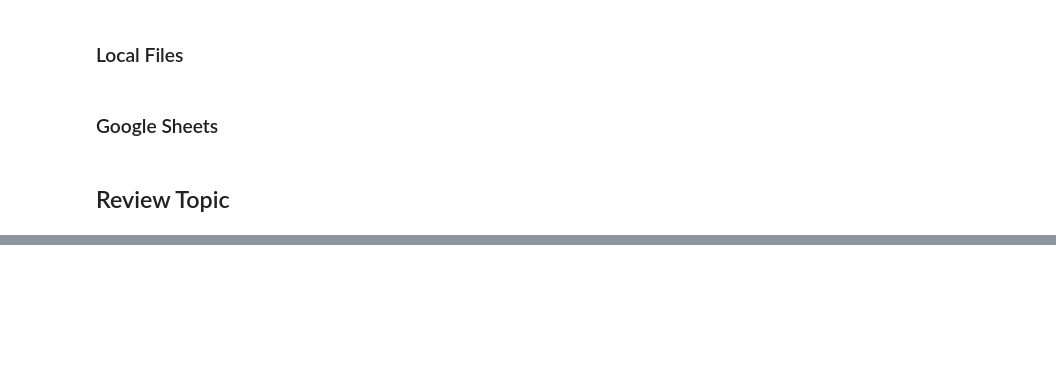
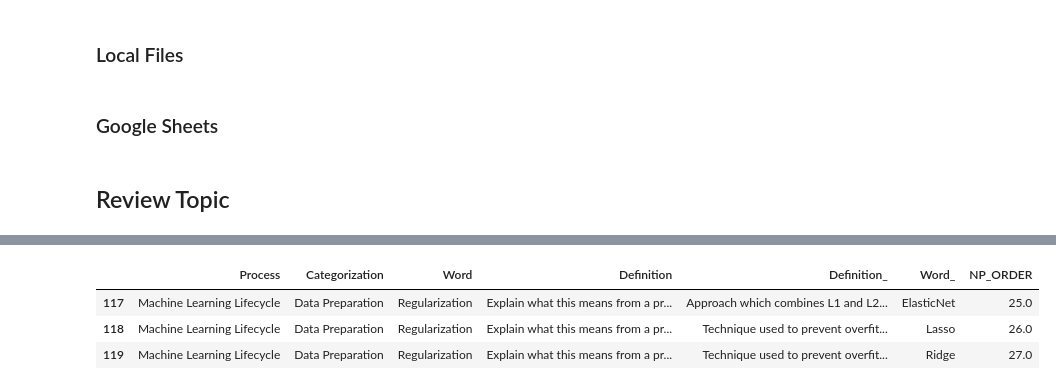
Before and after one commit to derek-dewald/Python_Tools, a Jupyter notebook: JupyterNotebooks/Development - TEMP.ipynb, the cells around one changed output, grey strips where cells are left out. Cells and saved outputs as stored; diff of their text form; code cells hidden in the pictures; blank space fills up the shorter version.

```diff
--- a/JupyterNotebooks/Development - TEMP.ipynb
+++ b/JupyterNotebooks/Development - TEMP.ipynb
@@ -213,0 +121,7 @@ consolidated_df
+# %%
+t[t['Definition_'].notnull()]
+# %% [output]
+|  | Process | Categorization | Word | Definition | Definition_ | Word_ | NP_ORDER |
+| 117 | Machine Learning Lifecycle | Data Preparation | Regularization | Explain what this means from a pr... | Approach which combines L1 and L2... | ElasticNet | 25.0 |
+| 118 | Machine Learning Lifecycle | Data Preparation | Regularization | Explain what this means from a pr... | Technique used to prevent overfit... | Lasso | 26.0 |
+| 119 | Machine Learning Lifecycle | Data Preparation | Regularization | Explain what this means from a pr... | Technique used to prevent overfit... | Ridge | 27.0 |
```
Also changed, not shown: parts of 24 cells of this notebook, 5 other files.
